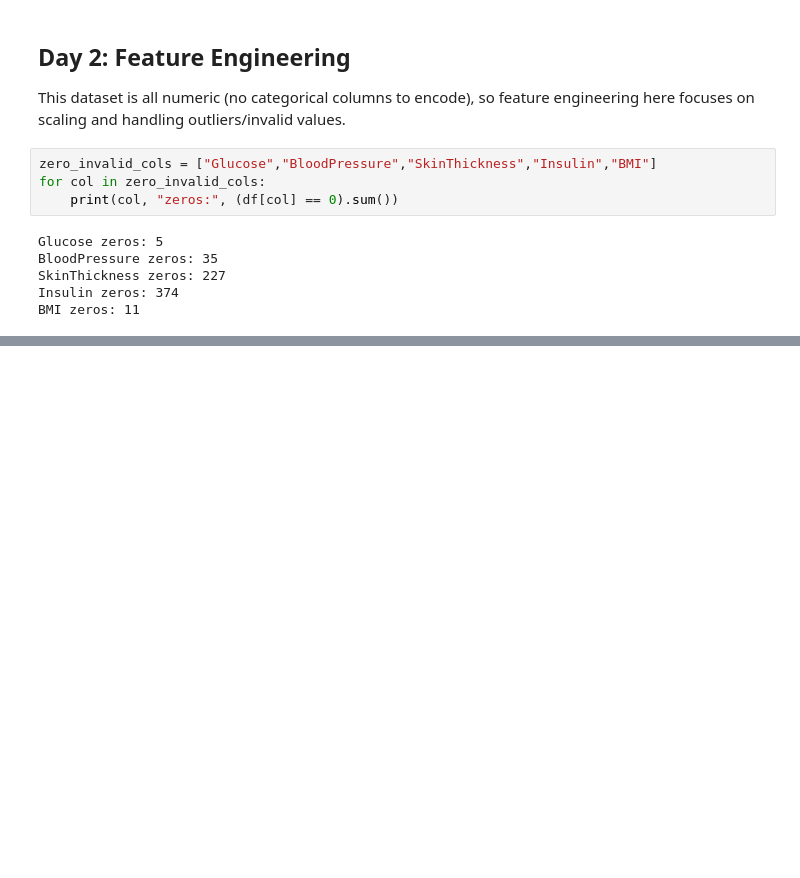
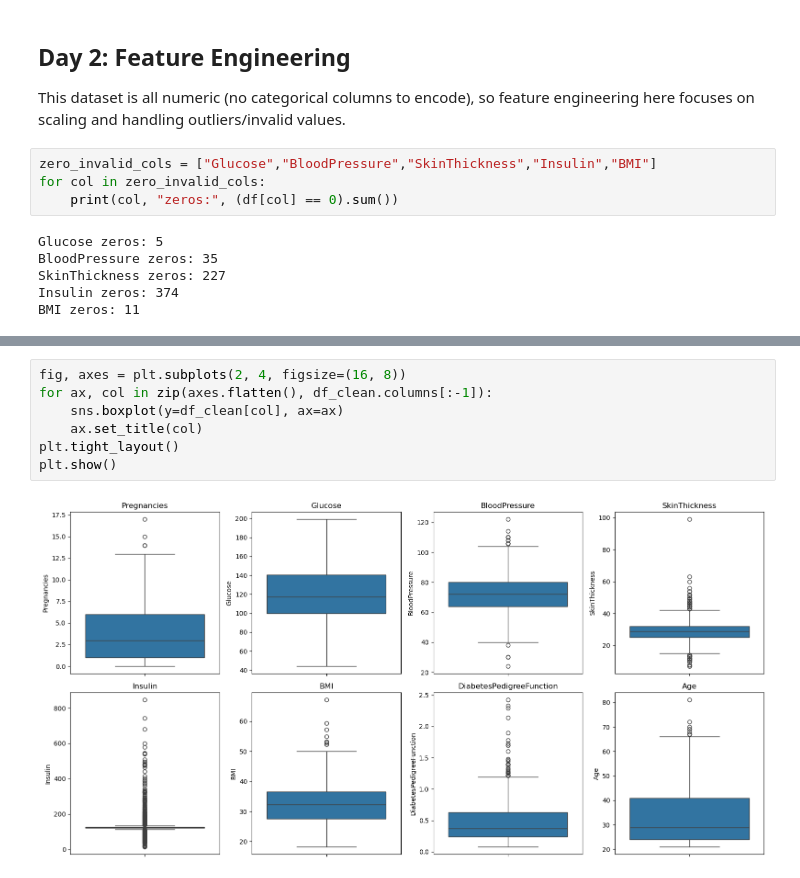
Before and after one commit to Bhaskar-Mehta/AI-ML-Internship, a Jupyter notebook: Week7_ModelEvaluation_FeatureEngineering/diabetes_tuned.ipynb, the cells around one changed output, grey strips where cells are left out. Drawn from its saved outputs; the diff is of its cells as text; blank space fills up the shorter version.

```diff
--- a/Week7_ModelEvaluation_FeatureEngineering/diabetes_tuned.ipynb
+++ b/Week7_ModelEvaluation_FeatureEngineering/diabetes_tuned.ipynb
@@ -80,3 +80,12 @@ df_clean.describe()
 | 50% | 3.000000 | 117.000000 | 72.000000 | 29.000000 | 125.000000 | 32.300000 | 0.372500 | 29.000000 | ... |
 | 75% | 6.000000 | 140.250000 | 80.000000 | 32.000000 | 127.250000 | 36.600000 | 0.626250 | 41.000000 | ... |
 | max | 17.000000 | 199.000000 | 122.000000 | 99.000000 | 846.000000 | 67.100000 | 2.420000 | 81.000000 | ... |
+# %%
+fig, axes = plt.subplots(2, 4, figsize=(16, 8))
+for ax, col in zip(axes.flatten(), df_clean.columns[:-1]):
+    sns.boxplot(y=df_clean[col], ax=ax)
+    ax.set_title(col)
+plt.tight_layout()
+plt.show()
+# %% [output]
+[figure, added]
```
